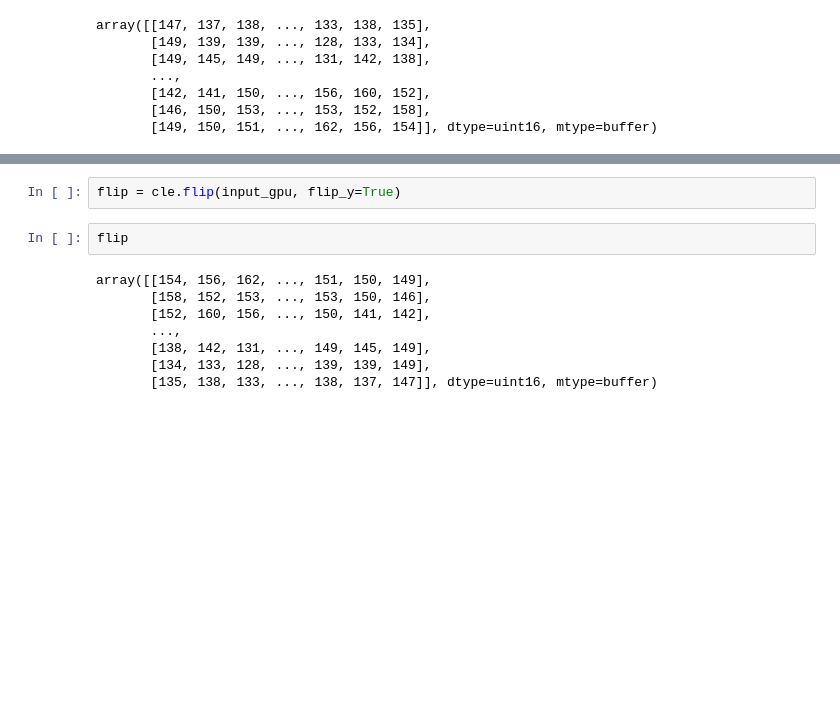
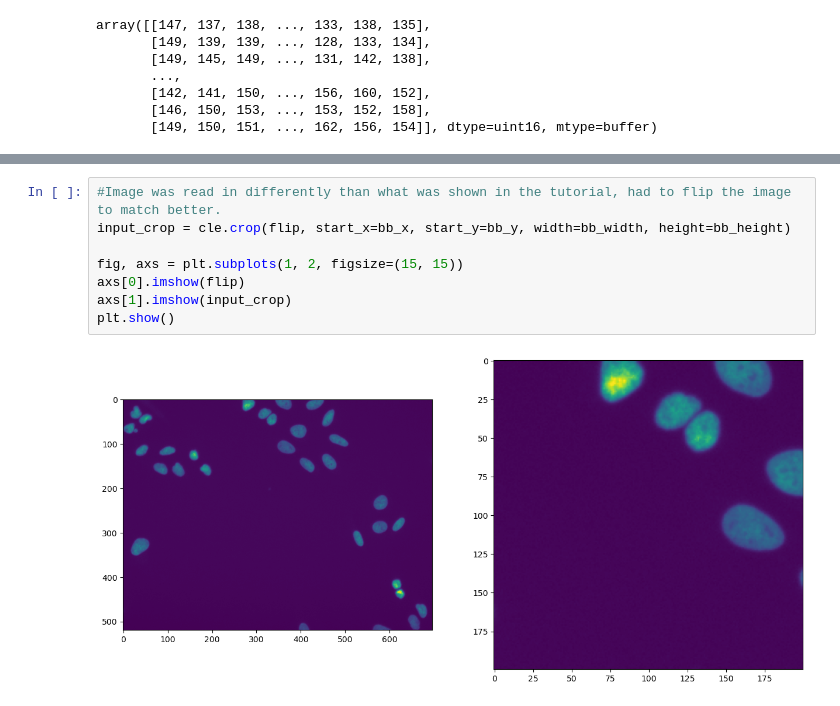
Before and after one commit to vaioic/OIC-136_Microglia, a Jupyter notebook: cle_Tutorials.ipynb, the cells around one changed output, grey strips where cells are left out. Drawn from its saved outputs; the diff is of its cells as text; blank space fills up the shorter version.

```diff
--- a/cle_Tutorials.ipynb
+++ b/cle_Tutorials.ipynb
@@ -634,12 +673,10 @@ plt.show()
-# %%
-flip = cle.flip(input_gpu, flip_y=True)
-# %%
-flip
-# %% [output]
-array([[154, 156, 162, ..., 151, 150, 149],
-       [158, 152, 153, ..., 153, 150, 146],
-       [152, 160, 156, ..., 150, 141, 142],
-       ...,
-       [138, 142, 131, ..., 149, 145, 149],
-       [134, 133, 128, ..., 139, 139, 149],
-       [135, 138, 133, ..., 138, 137, 147]], dtype=uint16, mtype=buffer)
+# %%
+#Image was read in differently than what was shown in the tutorial, had to flip the image to match better.
+input_crop = cle.crop(flip, start_x=bb_x, start_y=bb_y, width=bb_width, height=bb_height)
+
+fig, axs = plt.subplots(1, 2, figsize=(15, 15))
+axs[0].imshow(flip)
+axs[1].imshow(input_crop)
+plt.show()
+# %% [output]
+[figure, added]
```
Also changed, not shown: parts of 18 cells of this notebook.
